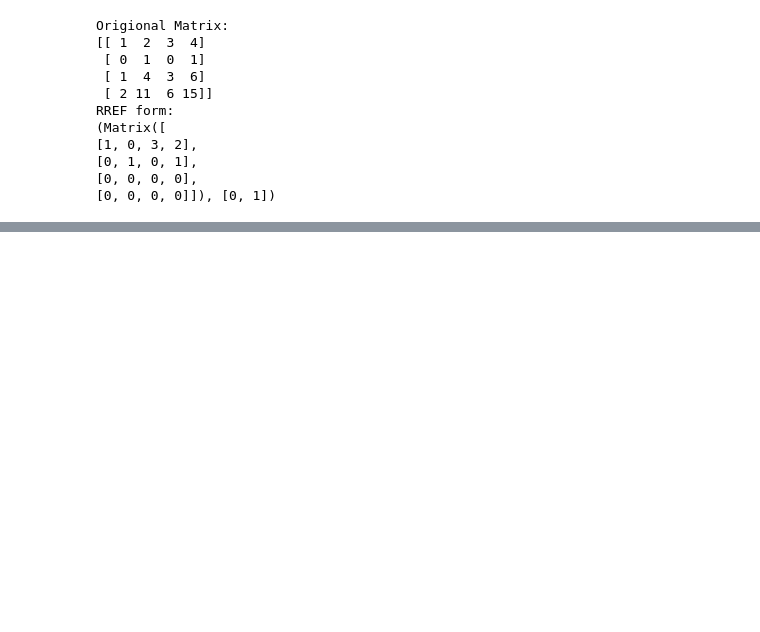
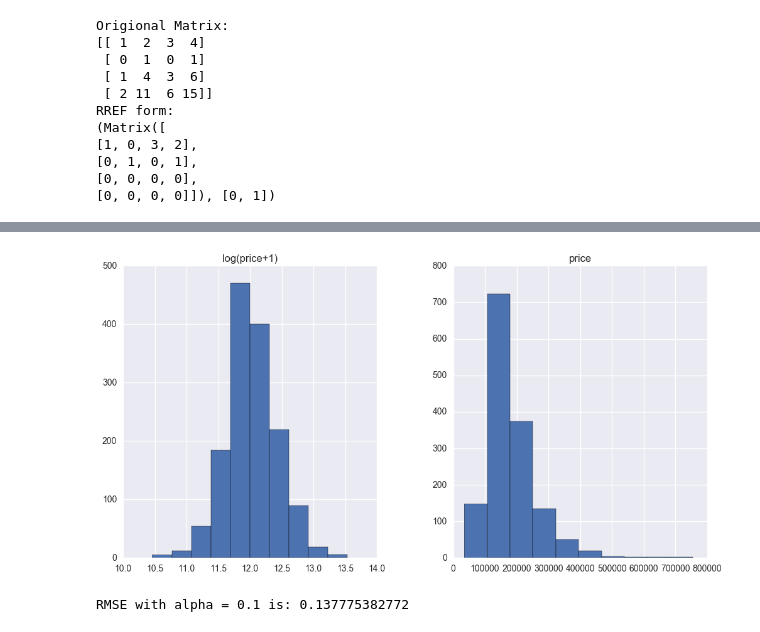
Before and after one commit to MSpearing/Data_Science, a Jupyter notebook: Lab3_Michael.ipynb, the cells around one changed output, grey strips where cells are left out. Drawn from its saved outputs; the diff is of its cells as text; code cells hidden in the pictures; blank space fills up the shorter version.

```diff
--- a/Lab3_Michael.ipynb
+++ b/Lab3_Michael.ipynb
@@ -147,0 +197,51 @@ print(np.linalg.eig(data_Agg_Square))
+# %%
+# Problem 4: Starting in Kaggle (Michael)
+# The code in this module is copied from:
+# https://www.kaggle.com/apapiu/house-prices-advanced-regression-techniques/regularized-linear-models
+
+train = pd.read_csv("./input/train.csv")
+test = pd.read_csv("./input/test.csv")
+train.head()
+all_data = pd.concat((train.loc[:,'MSSubClass':'SaleCondition'],test.loc[:,'MSSubClass': 'SaleCondition']))
+
+# Preprocessing the data
+matplotlib.rcParams['figure.figsize'] = (12.0,6.0)
+prices = pd.DataFrame({"price":train["SalePrice"], "log(price+1)":np.log1p(train["SalePrice"])})
+prices.hist()
+
+train["SalePrice"] = np.log1p(train["SalePrice"])
+
+numeric_feats = all_data.dtypes[all_data.dtypes != "object"].index
+
+skewed_feats = train[numeric_feats].apply(lambda x: skew(x.dropna()))
+skewed_feats = skewed_feats[skewed_feats > 0.75]
+skewed_feats = skewed_feats.index
+
+all_data[skewed_feats] = np.log1p(all_data[skewed_feats])
+
+all_data = pd.get_dummies(all_data)
+
+#filling NA's with the mean of the column
+all_data = all_data.fillna(all_data.mean())
+
+# Creating matrices for sklearn
+X_train = all_data[:train.shape[0]]
+X_test = all_data[train.shape[0]:]
+y = train.SalePrice
+# %% [output]
+[figure, added]
+# %%
+# Problem 4: Starting in Kaggle (Michael)
+# Run a ridge Regression using alpha = 0.1
+# Make a submission of this prediction
+from sklearn.linear_model import Ridge
+from sklearn.cross_validation import cross_val_score
+alpha = 0.1
+# Run the ridge regression 5 times and cross validate
+ridge = np.sqrt(-cross_val_score(Ridge(alpha=alpha),X_train, y, scoring = "mean_squared_error", cv=5))
+
+# Take the mean of the 5 samples
+ridge = ridge.mean()
+print("RMSE with alpha = " + str(alpha) + " is: " + str(ridge))
+# %% [output]
+RMSE with alpha = 0.1 is: 0.137775382772
```
Also changed, not shown: parts of 17 cells of this notebook.
